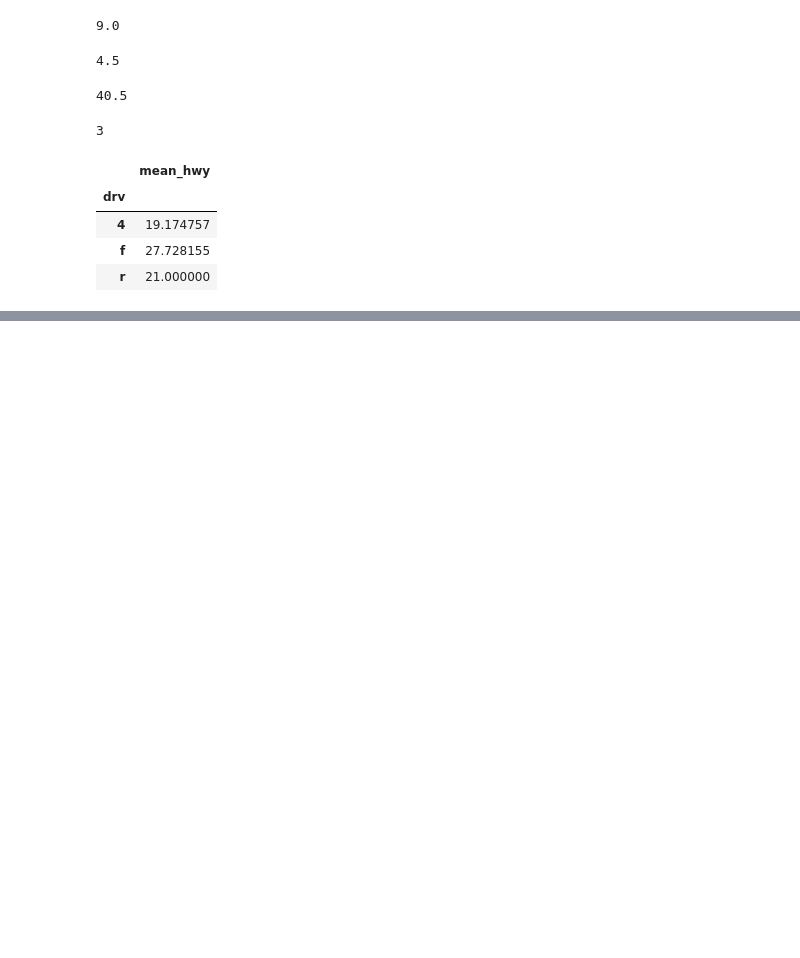
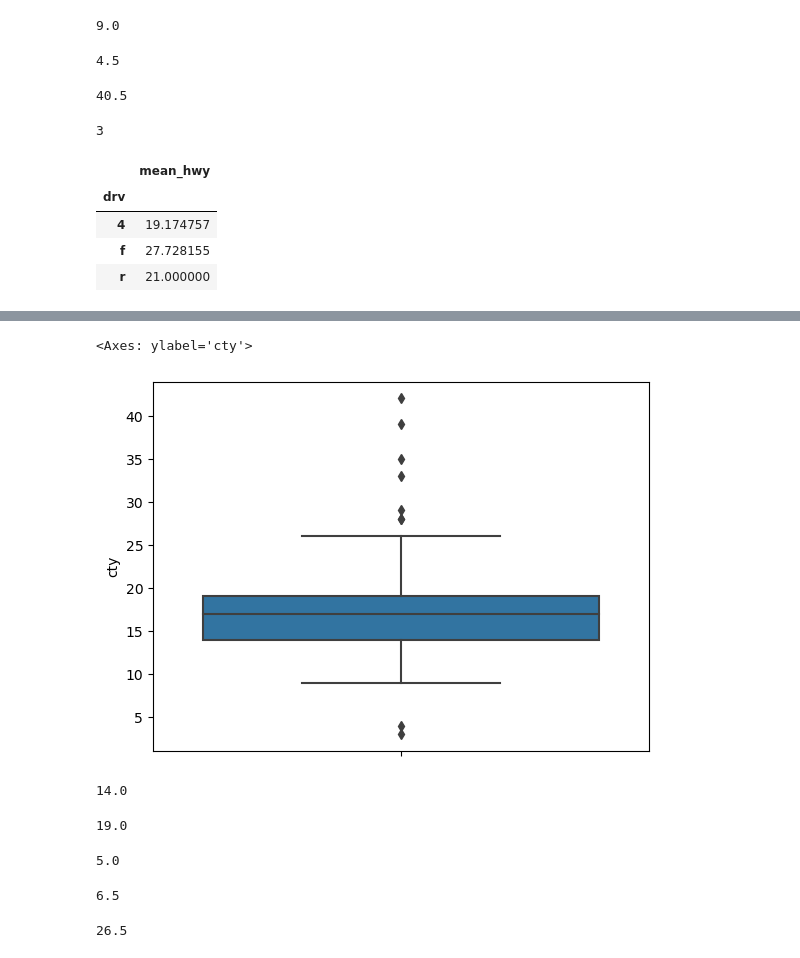
Before and after one commit to gun587330/-, a Jupyter notebook: Ch07.ipynb, the cells around one changed output, grey strips where cells are left out. Cells and saved outputs as stored; diff of their text form; code cells hidden in the pictures; blank space fills up the shorter version.

```diff
--- a/Ch07.ipynb
+++ b/Ch07.ipynb
@@ -298,3 +289,31 @@ mpg['drv'] = np.where(mpg['drv'] \
                .isin(['4', 'f', 'r']), mpg['drv'], np.nan)
 # %%
 # Q2
+import seaborn as sns
+sns.boxplot(data = mpg, y = 'cty')
+# %% [output]
+<Axes: ylabel='cty'>
+[figure, added]
+# %%
+pct25 = mpg['cty'].quantile(.25)
+pct75 = mpg['cty'].quantile(.75)
+pct25
+# %% [output]
+14.0
+# %%
+pct75
+# %% [output]
+19.0
+# %%
+iqr = pct75 - pct25
+iqr
+# %% [output]
+5.0
+# %%
+pct25 - 1.5 * iqr
+# %% [output]
+6.5
+# %%
+pct75 + 1.5 * iqr
+# %% [output]
+26.5
```
Also changed, not shown: parts of 3 cells of this notebook.
